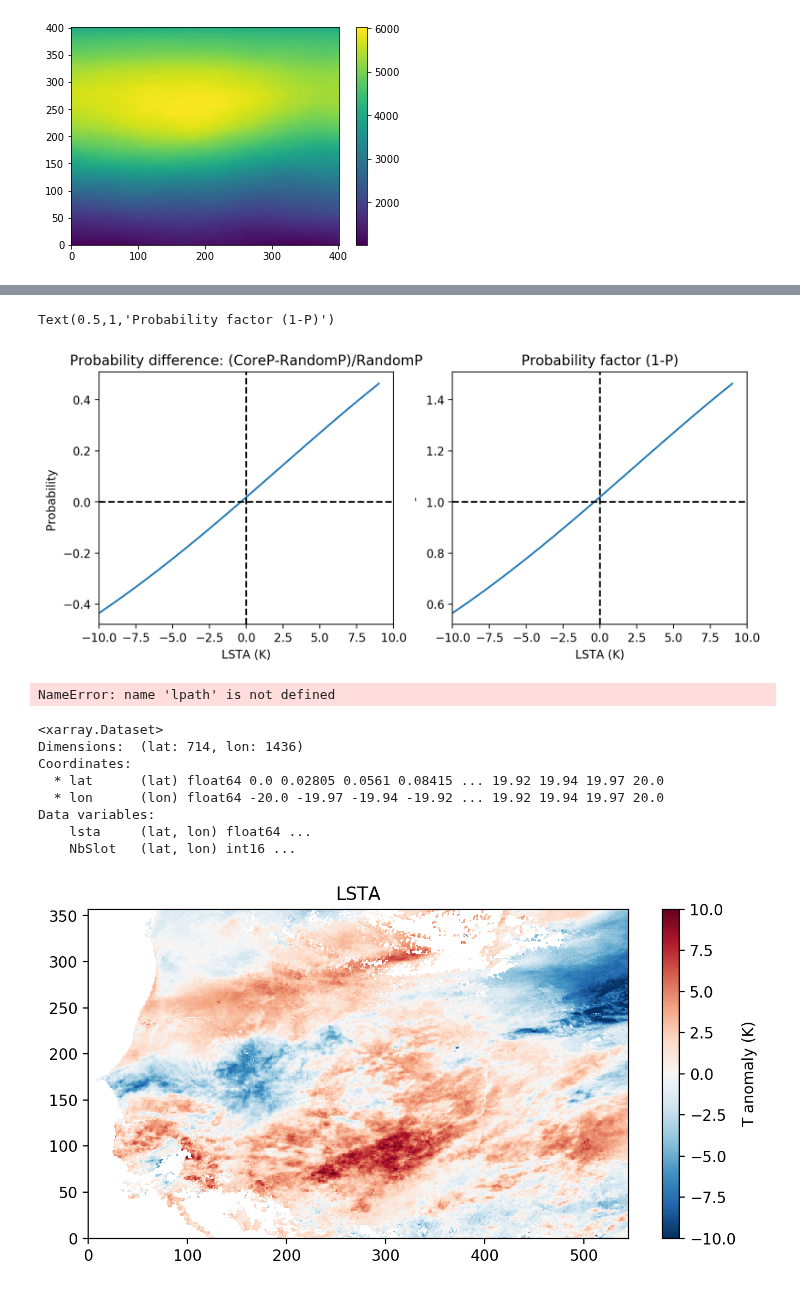
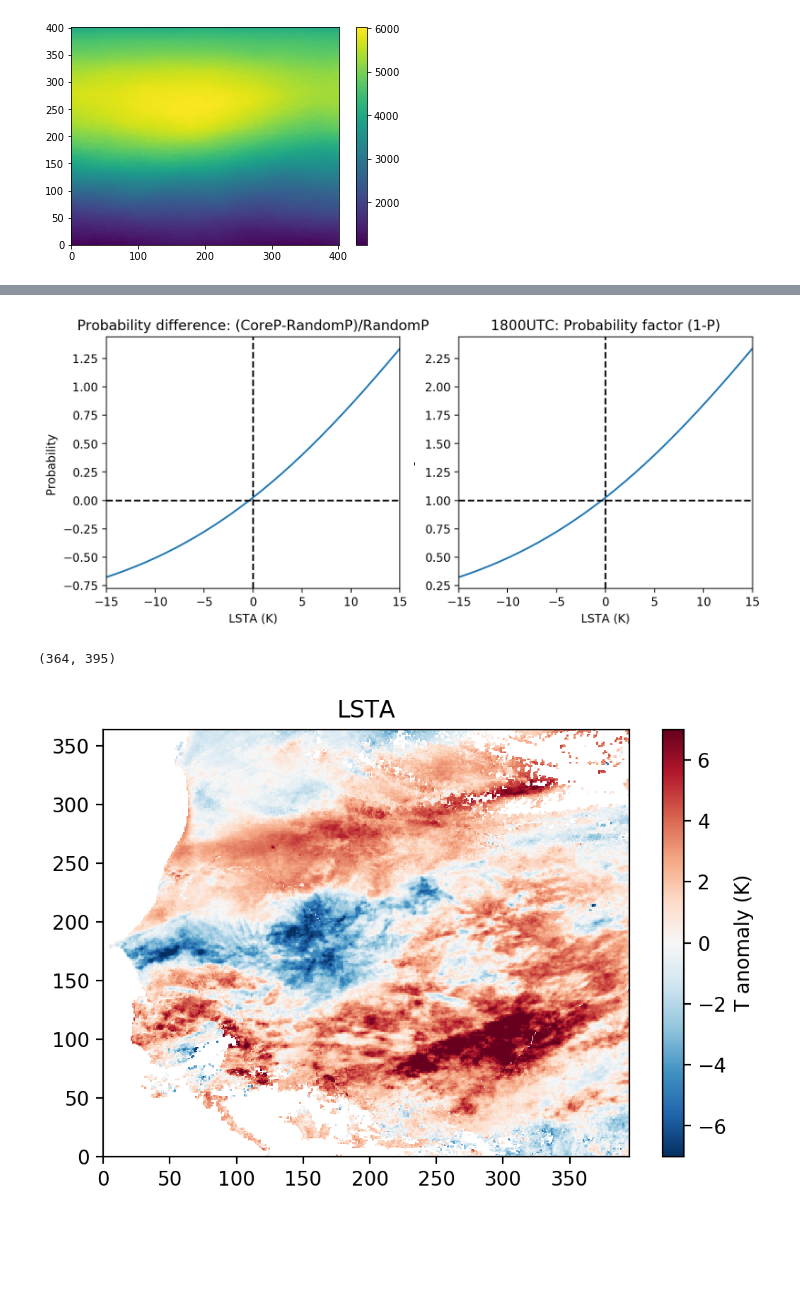
Before and after one commit to cornkle/proj_CEH, a Jupyter notebook: notebooks/NFLICS_LSTA_probabilitySampling_moreCases.ipynb, the cells around one changed output, grey strips where cells are left out. Cells and saved outputs as stored; diff of their text form; code cells hidden in the pictures; blank space fills up the shorter version.

```diff
--- a/notebooks/NFLICS_LSTA_probabilitySampling_moreCases.ipynb
+++ b/notebooks/NFLICS_LSTA_probabilitySampling_moreCases.ipynb
@@ -210,7 +229,7 @@ plt.plot(bins,np.array(prob))
 plt.ylabel('Probability ')
 plt.axhline(0,color='k', linestyle='dashed')
 plt.axvline(0,color='k', linestyle='dashed')
-plt.xlim(-10,10)
+plt.xlim(-15,15)
 plt.xlabel('LSTA (K)')
 plt.title('Probability difference: (CoreP-RandomP)/RandomP')
 
@@ -219,37 +238,34 @@ plt.plot(bins,np.array(factor))
 plt.ylabel('-')
 plt.axhline(1,color='k', linestyle='dashed')
 plt.axvline(0,color='k', linestyle='dashed')
-plt.xlim(-10,10)
+plt.xlim(-15,15)
 plt.xlabel('LSTA (K)')
-plt.title('Probability factor (1-P)')
-#f.savefig('/home/ck/DIR/cornkle/figs/NFLICS/plots/lsta/p_change.png')
+plt.title(str(h).zfill(2)+'00UTC: Probability factor (1-P)')
+f.savefig('/home/ck/DIR/cornkle/figs/NFLICS/probability_plots/'+tag+'_p_change'+str(h).zfill(2)+'.png')
 # %% [output]
-Text(0.5,1,'Probability factor (1-P)')
-[figure, old version]
+[figure, new version]
-# %%
-testlsta = xr.open_dataset(lpath + 'HDF5_LSASAF_ANOM_MSG_LST_MSG-Disk_200806191700.nc')
-# %% [output]
-NameError: name 'lpath' is not defined
-# %%
-testlsta
-# %% [output]
-<xarray.Dataset>
-Dimensions:  (lat: 714, lon: 1436)
-Coordinates:
-  * lat      (lat) float64 0.0 0.02805 0.0561 0.08415 ... 19.92 19.94 19.97 20.0
-  * lon      (lon) float64 -20.0 -19.97 -19.94 -19.92 ... 19.92 19.94 19.97 20.0
-Data variables:
-    lsta     (lat, lon) float64 ...
-    NbSlot   (lat, lon) int16 ...
+# %%
+lpath = '/home/ck/DIR/cornkle/data/NFLICS/LSTA/netcdf/'
+testlsta = xr.open_dataset(lpath + 'HDF5_LSASAF_ANOM_MSG_LST_MSG-Disk_200806191700.nc')  #19062008
+testlsta1 = xr.open_dataset(lpath + 'HDF5_LSASAF_ANOM_MSG_LST_MSG-Disk_200806201700.nc')
+testlsta2 = xr.open_dataset(lpath + 'HDF5_LSASAF_ANOM_MSG_LST_MSG-Disk_200806211700.nc')
 # %%
-testlsta = testlsta.sel(lat=slice(10,20), lon=slice(-17.2,-2))
+sel_box = ((testlsta.lat>10) & (testlsta.lat<20) & (testlsta.lon>-17.2) & (testlsta.lon<-2))
+# %%
+data = testlsta['lsta'].values[350::,105:500]
+data1 = testlsta1['lsta'].values[350::,105:500]
+data2 = testlsta2['lsta'].values[350::,105:500]
+# %%
+data.shape
+# %% [output]
+(364, 395)
 # %%
-f=plt.figure(figsize=(8,4), dpi=200)
-plt.pcolormesh(testlsta['lsta'], cmap='RdBu_r', vmin=-10, vmax=10)
+f=plt.figure(figsize=(6,4), dpi=200)
+plt.pcolormesh(data, cmap='RdBu_r', vmin=-7, vmax=7)
 plt.title('LSTA')
 cbar = plt.colorbar()
 cbar.set_label('T anomaly (K)')
-#f.savefig('/home/ck/DIR/cornkle/figs/NFLICS/plots/lsta/example_day_map.png')
+#f.savefig('/home/ck/DIR/cornkle/figs/NFLICS/probability_plots/example_day_map.png')
 # %% [output]
-[figure, old version]
+[figure, new version]
 # %%
```
Also changed, not shown: parts of 27 cells of this notebook, 40 other files.
